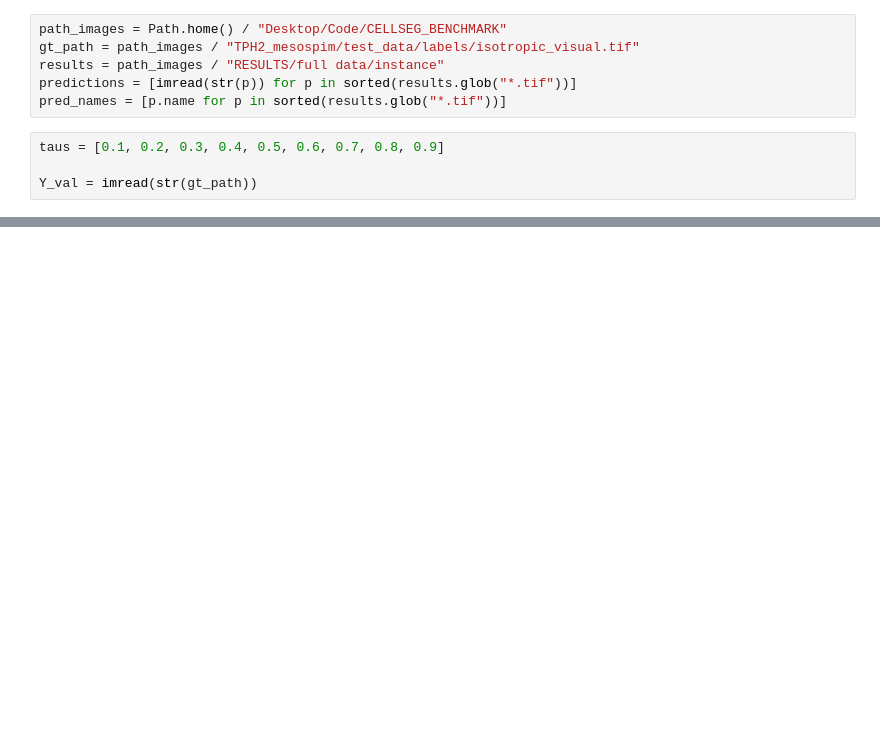
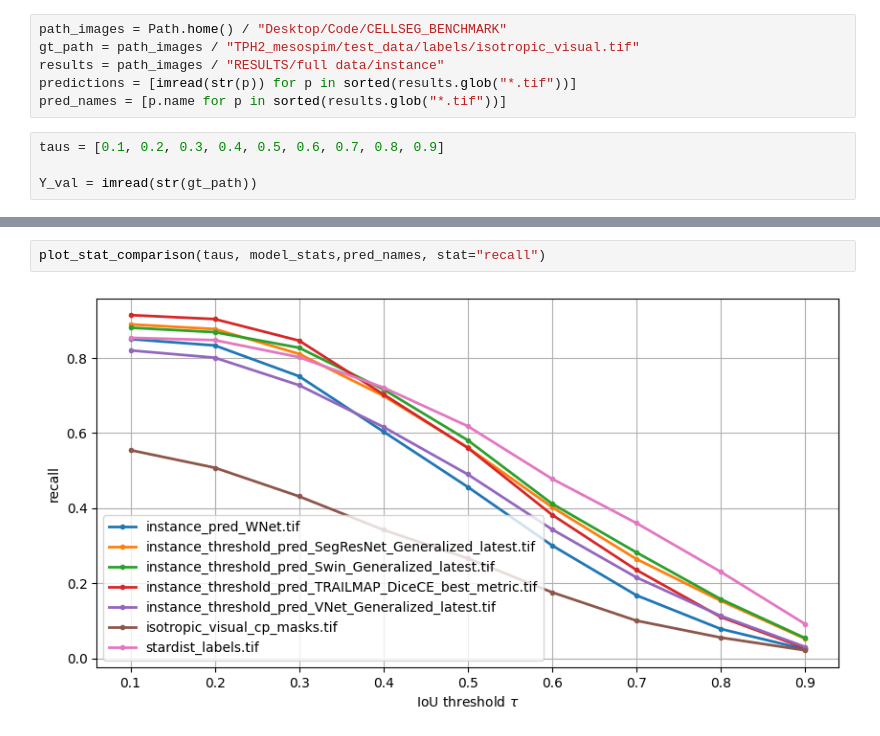
Before and after one commit to C-Achard/stardist, a Jupyter notebook: examples/3D/4_instance_quality.ipynb, the cells around one changed output, grey strips where cells are left out. Saved outputs shown, nothing was run; the diff lists cells and outputs as text; blank space fills up the shorter version.

```diff
--- a/examples/3D/4_instance_quality.ipynb
+++ b/examples/3D/4_instance_quality.ipynb
@@ -43,0 +55,4 @@ Validating on stardist_labels.tif
+# %%
+plot_stat_comparison(taus, model_stats,pred_names, stat="recall")
+# %% [output]
+[figure, added]
```
Also changed, not shown: parts of 8 cells of this notebook, 1 other file.
